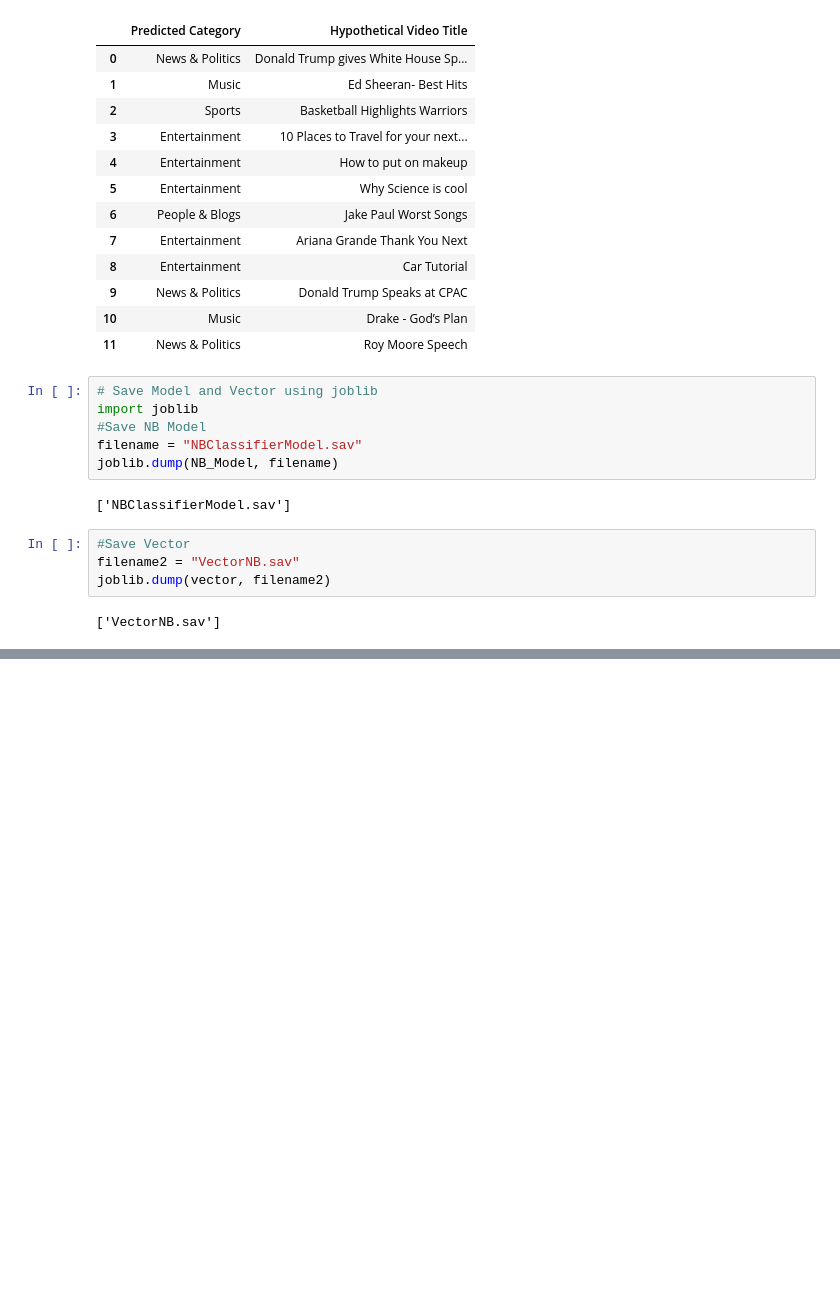
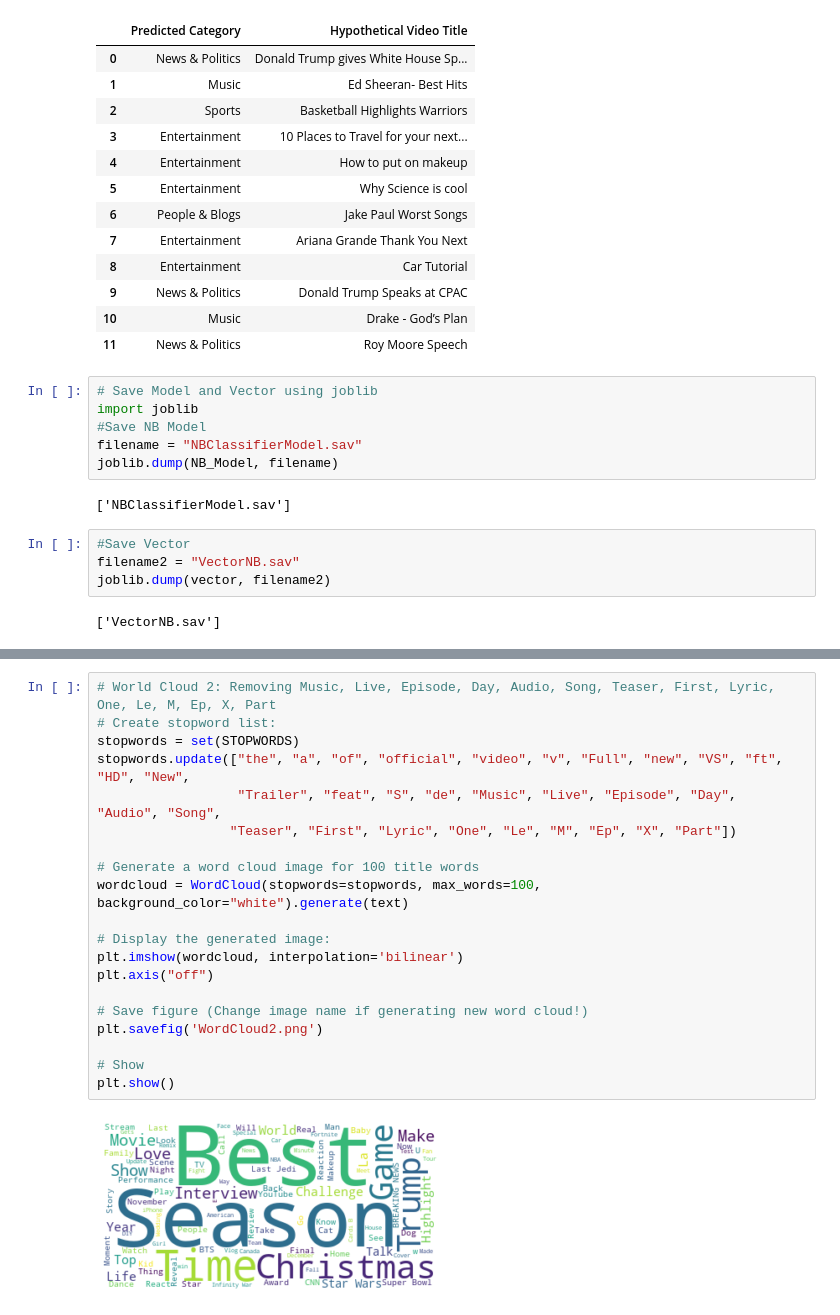
Before and after one commit to JohnShuford/Visualization_Project, a Jupyter notebook: CategoryClassifier/YouTube Category Classifier.ipynb, the cells around one changed output, grey strips where cells are left out. Drawn from its saved outputs; the diff is of its cells as text; blank space fills up the shorter version.

```diff
--- a/CategoryClassifier/YouTube Category Classifier.ipynb
+++ b/CategoryClassifier/YouTube Category Classifier.ipynb
@@ -383,0 +430,22 @@ joblib.dump(vector, filename2)
+# %%
+# World Cloud 2: Removing Music, Live, Episode, Day, Audio, Song, Teaser, First, Lyric, One, Le, M, Ep, X, Part
+# Create stopword list:
+stopwords = set(STOPWORDS)
+stopwords.update(["the", "a", "of", "official", "video", "v", "Full", "new", "VS", "ft", "HD", "New",
+                  "Trailer", "feat", "S", "de", "Music", "Live", "Episode", "Day", "Audio", "Song",
+                 "Teaser", "First", "Lyric", "One", "Le", "M", "Ep", "X", "Part"])
+
+# Generate a word cloud image for 100 title words
+wordcloud = WordCloud(stopwords=stopwords, max_words=100, background_color="white").generate(text)
+
+# Display the generated image:
+plt.imshow(wordcloud, interpolation='bilinear')
+plt.axis("off")
+
+# Save figure (Change image name if generating new word cloud!)
+plt.savefig('WordCloud2.png')
+
+# Show
+plt.show()
+# %% [output]
+[figure, added]
```
Also changed, not shown: parts of 6 cells of this notebook, 3 other files.
